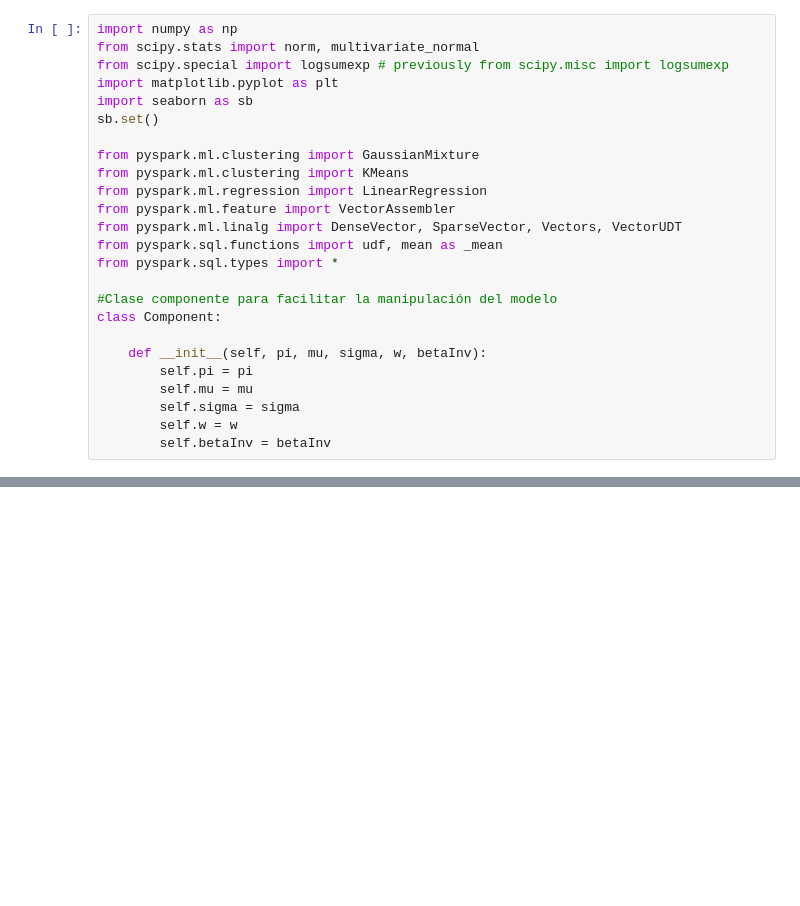
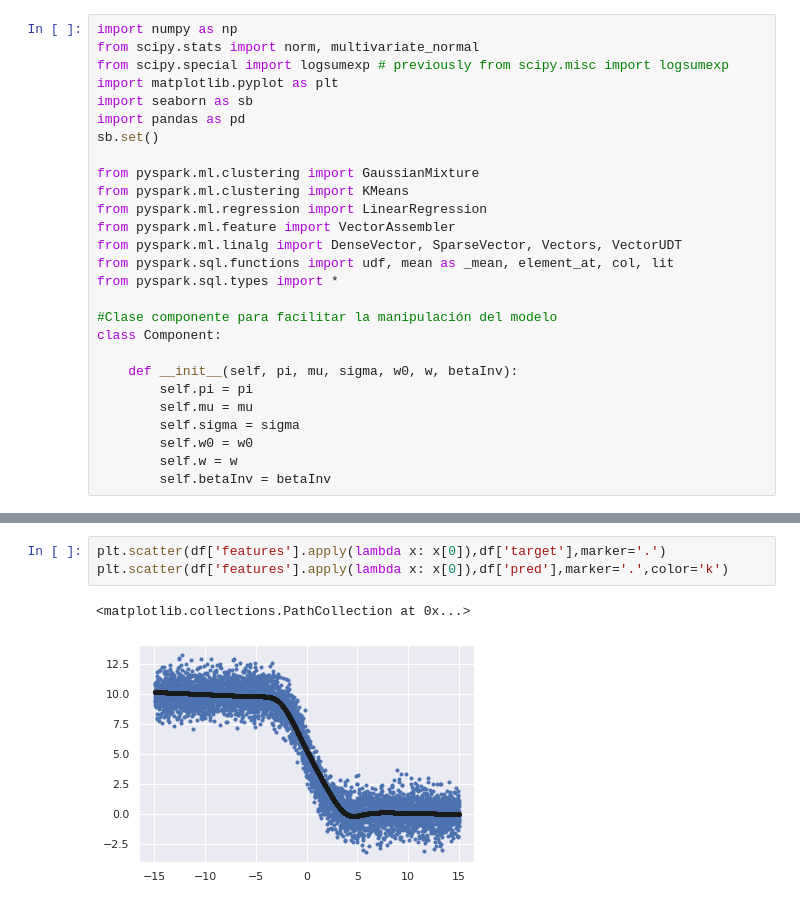
Before and after one commit to jperdel/DistributedCWLM, a Jupyter notebook: TFM-1D-DF.ipynb, the cells around one changed output, grey strips where cells are left out. Saved outputs shown, nothing was run; the diff lists cells and outputs as text; blank space fills up the shorter version.

```diff
--- a/TFM-1D-DF.ipynb
+++ b/TFM-1D-DF.ipynb
@@ -19,6 +11,7 @@ from scipy.stats import norm, multivariate_normal
 from scipy.special import logsumexp # previously from scipy.misc import logsumexp
 import matplotlib.pyplot as plt
 import seaborn as sb
+import pandas as pd
 sb.set()
 
 from pyspark.ml.clustering import GaussianMixture
@@ -26,15 +19,16 @@ from pyspark.ml.clustering import KMeans
 from pyspark.ml.regression import LinearRegression
 from pyspark.ml.feature import VectorAssembler
 from pyspark.ml.linalg import DenseVector, SparseVector, Vectors, VectorUDT
-from pyspark.sql.functions import udf, mean as _mean
+from pyspark.sql.functions import udf, mean as _mean, element_at, col, lit
 from pyspark.sql.types import *
 
 #Clase componente para facilitar la manipulación del modelo
 class Component:
 
-    def __init__(self, pi, mu, sigma, w, betaInv):
+    def __init__(self, pi, mu, sigma, w0, w, betaInv):
         self.pi = pi
         self.mu = mu
         self.sigma = sigma
+        self.w0 = w0
         self.w = w
         self.betaInv = betaInv
@@ -443,0 +567,6 @@ mrgr.printComponents()
+# %%
+plt.scatter(df['features'].apply(lambda x: x[0]),df['target'],marker='.')
+plt.scatter(df['features'].apply(lambda x: x[0]),df['pred'],marker='.',color='k')
+# %% [output]
+<matplotlib.collections.PathCollection at 0x...>
+[figure, added]
```
Also changed, not shown: parts of 12 cells of this notebook.
